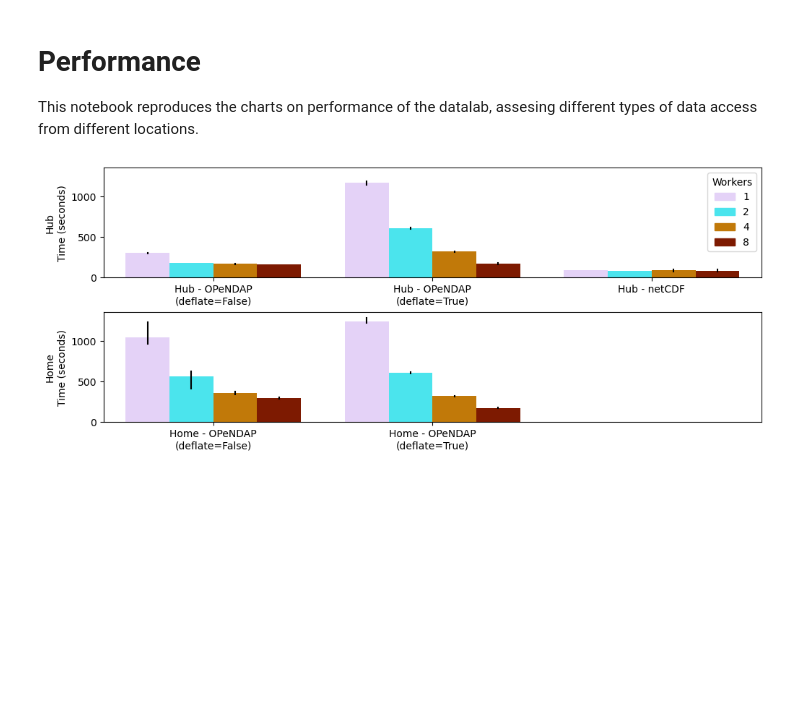
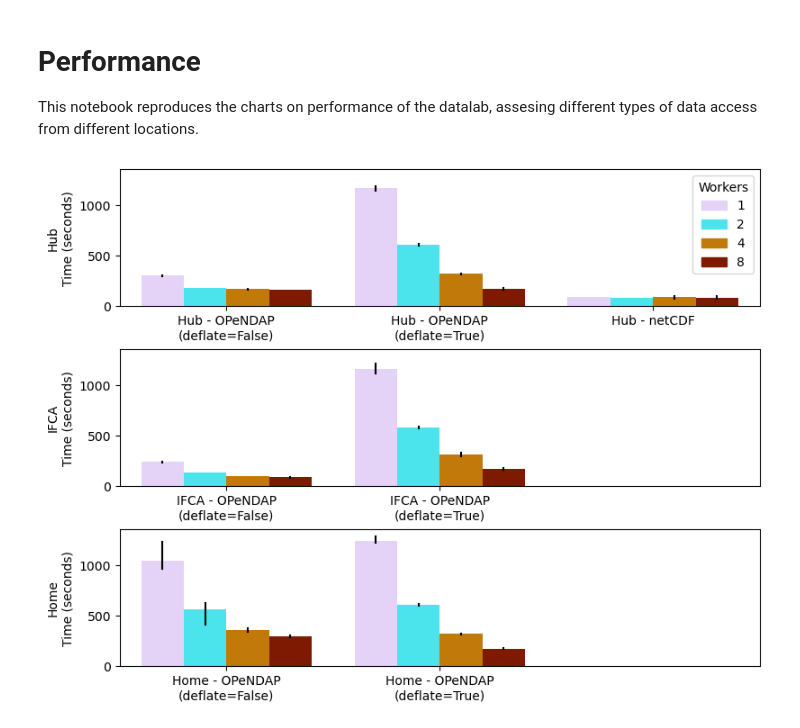
Before and after one commit to zequihg50/ipcc-datalab, a Jupyter notebook: notebooks/performance_analysis/analysis.ipynb, the cells around one changed output. Cells and saved outputs as stored; diff of their text form; code cells hidden in the pictures; blank space fills up the shorter version.

Commit message:
added ifca

```diff
--- a/notebooks/performance_analysis/analysis.ipynb
+++ b/notebooks/performance_analysis/analysis.ipynb
@@ -8,9 +8,11 @@ import matplotlib.pyplot as plt
 # %%
 home = pd.read_csv("home.csv")
 hub = pd.read_csv("hub.csv")
+ifca = pd.read_csv("ifca.csv")
 
 home["location"] = "Home"
 hub["location"] = "Hub"
+ifca["location"] = "IFCA"
 
 home["bytes_recv"] = home["bytes_recv"] / 2**20
 home.loc[home["name"]=="local", "name"] = "netCDF"
@@ -21,11 +23,17 @@ hub["bytes_recv"] = hub["bytes_recv"] / 2**20
 hub.loc[hub["name"]=="local", "name"] = "netCDF"
 hub.loc[hub["name"]=="opendap-hub-compressed", "name"] = "OPeNDAP\n(deflate=True)"
 hub.loc[hub["name"]=="opendap-hub-uncompressed", "name"] = "OPeNDAP\n(deflate=False)"
+
+ifca["bytes_recv"] = ifca["bytes_recv"] / 2**20
+ifca.loc[ifca["name"]=="local", "name"] = "netCDF"
+ifca.loc[ifca["name"]=="opendap-hub-compressed", "name"] = "OPeNDAP\n(deflate=True)"
+ifca.loc[ifca["name"]=="opendap-hub-uncompressed", "name"] = "OPeNDAP\n(deflate=False)"
 # %%
 home_mean = home[["name", "workers", "location", "time", "bytes_recv"]].groupby(["location", "name", "workers"]).agg(["mean", "std", "max", "min"])
 hub_mean = hub[["name", "workers", "location", "time", "bytes_recv"]].groupby(["location", "name", "workers"]).agg(["mean", "std", "max", "min"])
+ifca_mean = ifca[["name", "workers", "location", "time", "bytes_recv"]].groupby(["location", "name", "workers"]).agg(["mean", "std", "max", "min"])
 # %%
-fig, axes = plt.subplots(2, 1, layout='constrained', figsize=(10, 4), sharey=True)
+fig, axes = plt.subplots(3, 1, layout='constrained', figsize=(8, 6), sharey=True)
 
 workers = [1, 2, 4, 8]
 workers_colors = ["#E4D2F7", "#4BE4ED", "#C17909", "#7D1A01"]
@@ -39,35 +47,51 @@ axes[0].bar(
     time_means,
     color = time_workers.map(workers_color_dict).values,
     width=1)
 
 axes[0].set_xticks(
     [1.5, 6.5, 11.5], [" - ".join([a,b]) for a,b,_ in hub_mean.index[::4].values])
 axes[0].set_ylabel("Hub\nTime (seconds)")
 axes[0].legend(handles=[plt.Rectangle((0,0),1,1, color=workers_color_dict[label]) for label in workers], labels=workers, title="Workers")
 
 for i,row in enumerate([0,1,2,3,5,6,7,8,10,11,12,13]):
     axes[0].plot([row,row], [hub_mean[("time", "min")].iloc[i], hub_mean[("time", "max")].iloc[i]], c="black")
 
 time_means = home_mean[("time", "mean")].values
 time_workers = home_mean[("time", "mean")].index.get_level_values("workers")
 
+axes[2].bar(
+    [0,1,2,3] + [5,6,7,8],
+    time_means,
+    color = time_workers.map(workers_color_dict).values,
+    width=1)
+
+axes[2].set_xticks(
+    [1.5,6.5], [" - ".join([a,b]) for a,b,_ in home_mean.index[::4].values])
+axes[2].set_ylabel("Home\nTime (seconds)")
+
+for i,row in enumerate([0,1,2,3,5,6,7,8]):
+    axes[2].plot([row,row], [home_mean[("time", "min")].iloc[i], home_mean[("time", "max")].iloc[i]], c="black")
+
+time_means = ifca_mean[("time", "mean")].values
+time_workers = ifca_mean[("time", "mean")].index.get_level_values("workers")
+
 axes[1].bar(
     [0,1,2,3] + [5,6,7,8],
     time_means,
     color = time_workers.map(workers_color_dict).values,
     width=1)
 
 axes[1].set_xticks(
-    [1.5,6.5], [" - ".join([a,b]) for a,b,_ in home_mean.index[::4].values])
-axes[1].set_ylabel("Home\nTime (seconds)")
-#axes[1].legend(handles=[plt.Rectangle((0,0),1,1, color=workers_color_dict[label]) for label in workers], labels=workers, title="Workers")
+    [1.5,6.5], [" - ".join([a,b]) for a,b,_ in ifca_mean.index[::4].values])
+axes[1].set_ylabel("IFCA\nTime (seconds)")
 
 for i,row in enumerate([0,1,2,3,5,6,7,8]):
-    axes[1].plot([row,row], [home_mean[("time", "min")].iloc[i], home_mean[("time", "max")].iloc[i]], c="black")
+    axes[1].plot([row,row], [ifca_mean[("time", "min")].iloc[i], ifca_mean[("time", "max")].iloc[i]], c="black")
 
 axes[0].set_xlim(-1, 14)
 axes[1].set_xlim(-1, 14)
+axes[2].set_xlim(-1, 14)
 
 plt.savefig("performance.svg")
 # %% [output]
-[figure, old version]
+[figure, new version]
```
Also changed, not shown: 1 other file.
